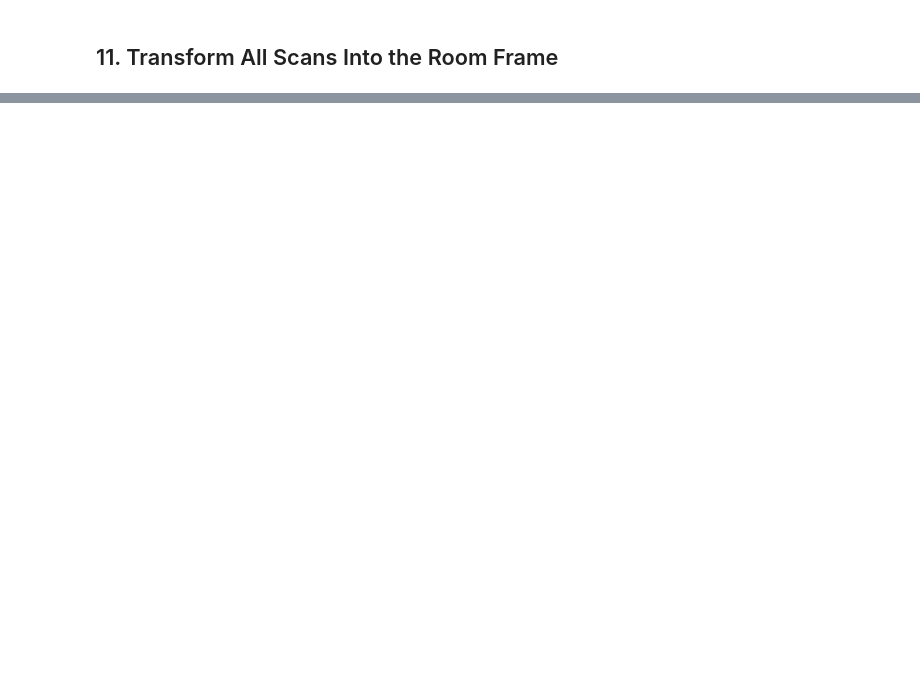
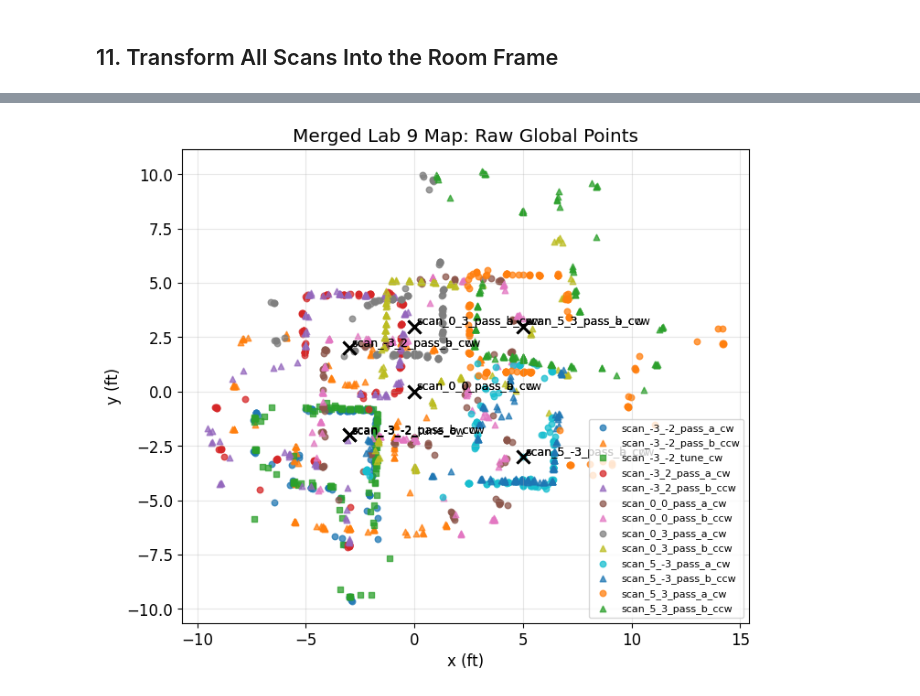
Before and after one commit to Qiandao-Liu/fast_robot, a Jupyter notebook: ble_python/lab9_map.ipynb, the cells around one changed output, grey strips where cells are left out. Drawn from its saved outputs; the diff is of its cells as text; code cells hidden in the pictures; blank space fills up the shorter version.

```diff
--- a/ble_python/lab9_map.ipynb
+++ b/ble_python/lab9_map.ipynb
@@ -613,7 +807,57 @@ def filter_isolated_points(points_df, radius_ft=OUTLIER_RADIUS_FT,
     print(f'Optional isolated-point filter: kept {len(filtered)}/{len(points_df)} points, removed {removed}')
     return filtered
 
-def plot_global_points(points_df, show_scan_origins=True):
+def plot_single_run_cartesian(run_name, sensor=ACTIVE_SENSOR):
+    if run_name not in scan_runs:
+        print(f'Unknown run: {run_name}')
+        return pd.DataFrame()
+
+    entry = scan_runs[run_name]
+    pts = sensor_hits_room(entry['df'], entry['pose'], sensor=sensor)
+    if pts.empty:
+        print(f'No valid points for {run_name}')
+        return pts
+
+    fig, ax = plt.subplots(figsize=(7, 7))
+    ax.scatter(pts['x_ft'], pts['y_ft'], s=20, alpha=0.8, label=run_name)
+    pose = entry['pose']
+    x0 = pose['x_ft'] + pose.get('dx_ft', 0.0)
+    y0 = pose['y_ft'] + pose.get('dy_ft', 0.0)
+    ax.plot(x0, y0, 'kx', ms=10, mew=2)
+    ax.set_aspect('equal', adjustable='box')
+    ax.set_xlabel('x (ft)')
+    ax.set_ylabel('y (ft)')
+    ax.set_title(f'Cartesian Map: {run_name}')
+    ax.grid(alpha=0.3)
+    ax.legend()
+    plt.show()
+    return pts
+
+def filter_points_by_scan_radius(points_df, scan_runs, max_dist_ft=MAX_POINTS_FROM_SCAN_FT):
+    if points_df.empty:
+        return points_df.copy()
+
+    keep = []
+    for _, row in points_df.iterrows():
+        pose = scan_runs[row['scan_name']]['pose']
+        x0 = pose['x_ft'] + pose.get('dx_ft', 0.0)
+        y0 = pose['y_ft'] + pose.get('dy_ft', 0.0)
+        d = np.hypot(row['x_ft'] - x0, row['y_ft'] - y0)
+        keep.append(d <= max_dist_ft)
+
+    keep_mask = np.array(keep, dtype=bool)
+    filtered = points_df.loc[keep_mask].copy().reset_index(drop=True)
+    removed = int((~keep_mask).sum())
+    print(f'Scan-radius filter ({max_dist_ft:.1f} ft): kept {len(filtered)}/{len(points_df)} points, removed {removed}')
+    return filtered
+
+def summarize_point_counts(raw_points, clean_points):
+    raw_counts = raw_points.groupby('scan_name').size().rename('raw_points') if not raw_points.empty else pd.Series(dtype=int)
+    clean_counts = clean_points.groupby('scan_name').size().rename('clean_points') if not clean_points.empty else pd.Series(dtype=int)
+    summary = pd.concat([raw_counts, clean_counts], axis=1).fillna(0).astype(int).reset_index()
+    return summary.rename(columns={'index': 'scan_name'})
+
+def plot_global_points(points_df, show_scan_origins=True, title='Merged Lab 9 Map in Room Frame'):
     if points_df.empty:
         print('No global points to plot.')
         return
@@ -637,13 +881,53 @@ def plot_global_points(points_df, show_scan_origins=True):
     ax.set_aspect('equal', adjustable='box')
     ax.set_xlabel('x (ft)')
     ax.set_ylabel('y (ft)')
-    ax.set_title('Merged Lab 9 Map in Room Frame')
+    ax.set_title(title)
     ax.grid(alpha=0.3)
     ax.legend(fontsize=8)
     plt.show()
 
+def plot_scan_group(scan_key, use_clean=False, sensor=ACTIVE_SENSOR):
+    names = [name for name in scan_runs if name.startswith(f'{scan_key}_')]
+    if not names:
+        print(f'No runs found for {scan_key}')
+        return pd.DataFrame()
+
+    chunks = []
+    for name in names:
+        entry = scan_runs[name]
+        pts = sensor_hits_room(entry['df'], entry['pose'], sensor=sensor)
+        if not pts.empty:
+            chunks.append(pts)
+    if not chunks:
+        print(f'No valid points for {scan_key}')
+        return pd.DataFrame()
+
+    pts = pd.concat(chunks, ignore_index=True)
+    pts = filter_points_by_range(pts)
+    if use_clean:
+        pts = filter_points_by_scan_radius(pts, scan_runs)
+
+    fig, ax = plt.subplots(figsize=(7, 7))
+    markers = {'pass_a_cw': 'o', 'pass_b_ccw': '^', 'tune_cw': 's'}
+    for run_name, group in pts.groupby('scan_name'):
+        pass_name = group['pass_name'].iloc[0]
+        ax.scatter(group['x_ft'], group['y_ft'], s=24, alpha=0.8,
+                   marker=markers.get(pass_name, 'o'), label=run_name)
+    ax.set_aspect('equal', adjustable='box')
+    ax.set_xlabel('x (ft)')
+    ax.set_ylabel('y (ft)')
+    ax.set_title(f'{scan_key}: pass overlap ({"clean" if use_clean else "range-only"})')
+    ax.grid(alpha=0.3)
+    ax.legend(fontsize=8)
+    plt.show()
+    return pts
+
 global_points_raw = build_global_points(scan_runs, sensor=ACTIVE_SENSOR)
-global_points = filter_points_by_range(global_points_raw)
-plot_global_points(global_points)
+global_points_range = filter_points_by_range(global_points_raw)
+global_points = filter_points_by_scan_radius(global_points_range, scan_runs)
+plot_global_points(global_points_raw, title='Merged Lab 9 Map: Raw Global Points')
+plot_global_points(global_points, title='Merged Lab 9 Map: Cleaned (range + 6 ft scan radius)')
+point_count_summary = summarize_point_counts(global_points_raw, global_points)
+display(point_count_summary)
 global_points.head()
 # %% [output]
@@ -650,0 +936 @@ No global points to plot.
+[figure, added]
```
Also changed, not shown: parts of 23 cells of this notebook, 15 other files.
